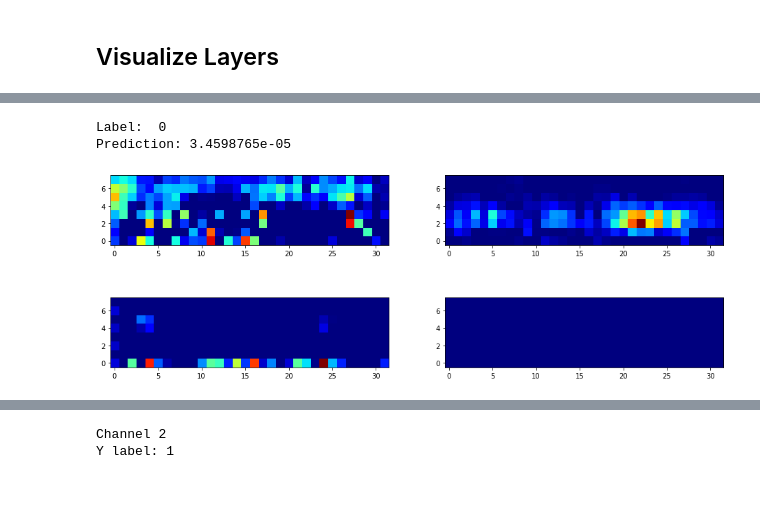
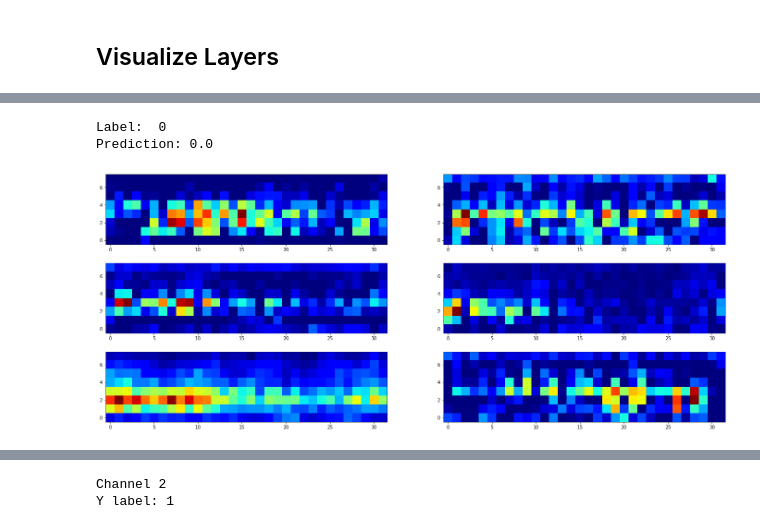
Before and after one commit to Koda98/CSE247-project, a Jupyter notebook: CNN_3D.ipynb, the cells around one changed output, grey strips where cells are left out. Drawn from its saved outputs; the diff is of its cells as text; code cells hidden in the pictures; blank space fills up the shorter version.

Commit message:
added kernel visualizations for music 3dcnn

```diff
--- a/CNN_3D.ipynb
+++ b/CNN_3D.ipynb
@@ -25,12 +25,12 @@ data_path = "Data/GeneratedData/combined_data/"
 base_path = os.getcwd()
 
 # REST
-IDD = np.load(os.path.join(data_path, "IDD_rest.npy"))
-TDC = np.load(os.path.join(data_path, "TDC_rest.npy"))
+# IDD = np.load(os.path.join(data_path, "IDD_rest.npy"))
+# TDC = np.load(os.path.join(data_path, "TDC_rest.npy"))
 
 # MUSIC
-# IDD = np.load(os.path.join(data_path, "IDD_music.npy"))
-# TDC = np.load(os.path.join(data_path, "TDC_music.npy"))
+IDD = np.load(os.path.join(data_path, "IDD_music.npy"))
+TDC = np.load(os.path.join(data_path, "TDC_music.npy"))
 
 X = np.concatenate((TDC, IDD))
 Y = [0]*len(TDC) + [1]*len(IDD)
@@ -196,3 +199,32 @@ cnn_3d = keras.Sequential([
+# %%
+# MUSIC
+cnn_3d = keras.Sequential([
+    # Set input layer
+    keras.layers.InputLayer(input_shape=input_shape),
+
+    # Conv + Maxpooling
+    keras.layers.Conv3D(6, (3, 3, 3), padding="same", activation=tf.nn.relu),
+    keras.layers.MaxPooling3D(pool_size=(2, 2, 2)),
+
+    keras.layers.Conv3D(6, (3, 3, 3), padding="same", activation=tf.nn.relu),
+    keras.layers.MaxPooling3D(pool_size=(2, 2, 2)),
+
+    # Normalization
+    keras.layers.BatchNormalization(),
+
+    # Flatten to 1D
+    keras.layers.Flatten(),
+
+    keras.layers.Dense(16, activation=tf.nn.relu),
+
+    keras.layers.Dropout(0.5),
+
+    keras.layers.Dense(8, activation=tf.nn.relu),
+
+
+    # Sigmoid
+    keras.layers.Dense(1, activation=tf.nn.sigmoid)
+])
 # %%
 cnn_3d.compile(
   optimizer='adam',
@@ -279,7 +312,7 @@ Tensor("dense_17/Identity:0", shape=(None, 1), dtype=float32)
 def display_activation(activations, col_size, row_size, layer, channel):
     activation = activations[layer][0][channel]
     activation_index=0
-    fig, ax = plt.subplots(row_size, col_size, figsize=(row_size*8,col_size*3))
+    fig, ax = plt.subplots(row_size, col_size, figsize=(row_size*8,col_size*5))
     for row in range(0,row_size):
         for col in range(0,col_size):
             ax[row][col].imshow(activation[:, :, activation_index], cmap='jet')
@@ -326,9 +359,9 @@ Y label: 0
 # %%
 activations = feature_map_model.predict(X_train[index].reshape(1,14,32,128,1))
-display_activation(activations, 2, 2, 3, channel)
+display_activation(activations, 2, 3, 3, channel)
 print("Label: ", y_train[index])
 print("Prediction:", activations[9][0][0])
 # %% [output]
 Label:  0
-Prediction: 3.4598765e-05
+Prediction: 0.0
-[figure, old version]
+[figure, new version]
```
Also changed, not shown: parts of 15 cells of this notebook.
